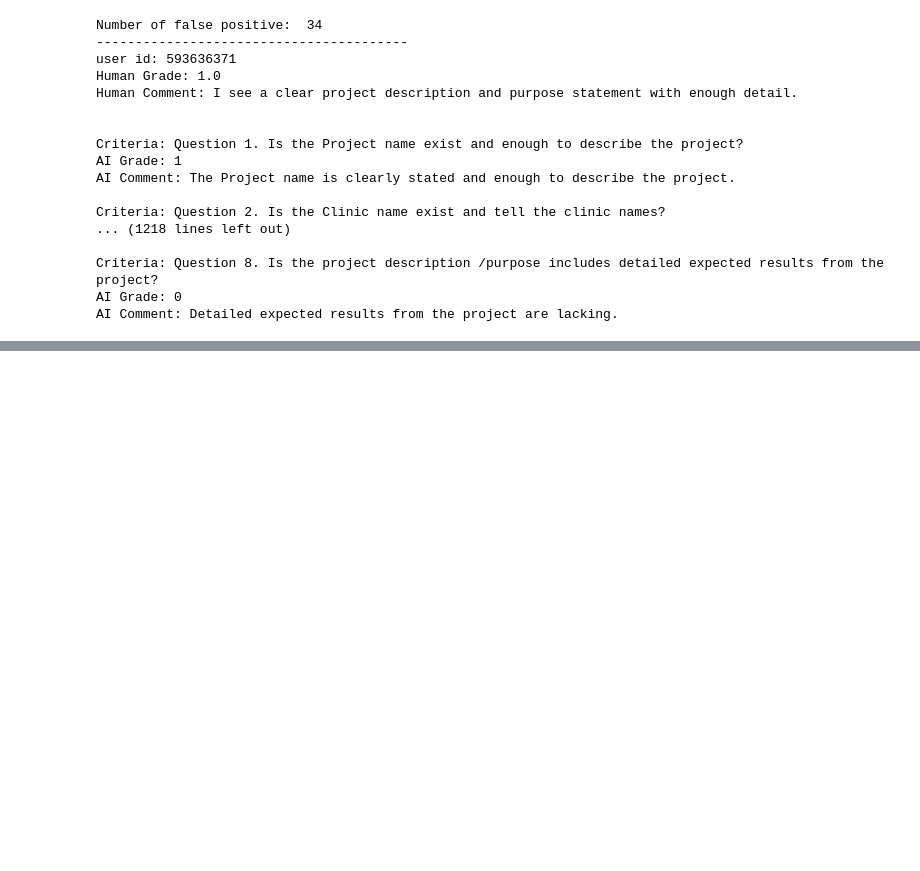
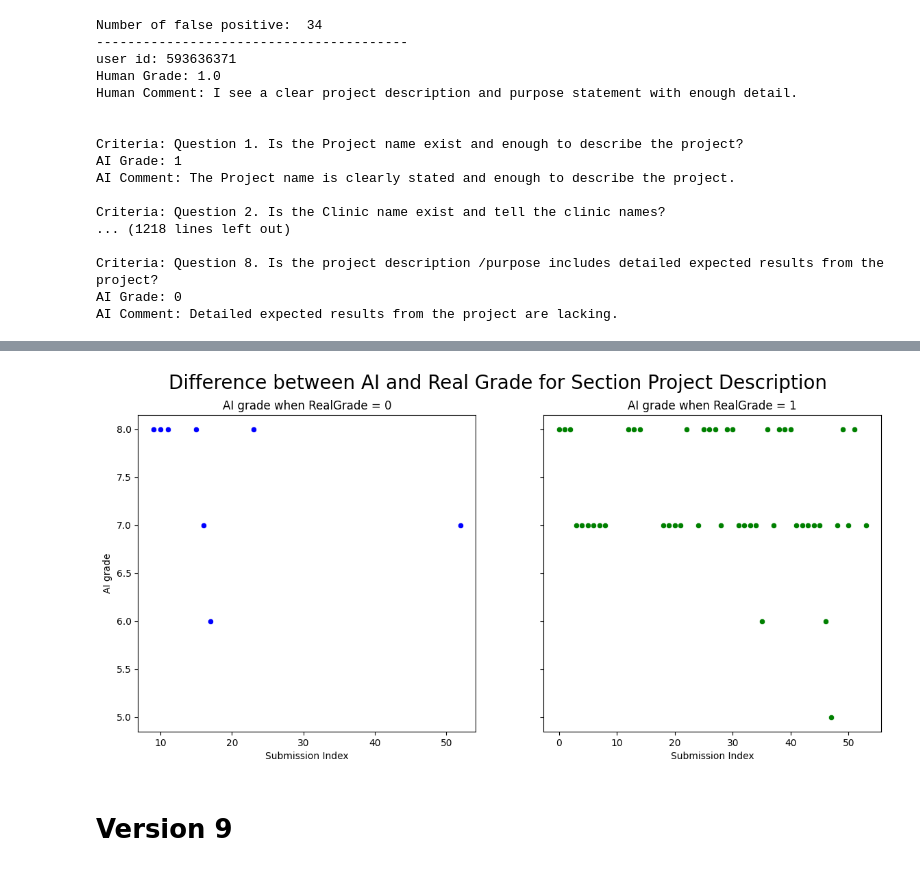
Before and after one commit to ngavu2004/AutoGradingPipelineAnalysis, a Jupyter notebook: visualize_AI_grade_RealGrade.ipynb, the cells around one changed output, grey strips where cells are left out. Cells and saved outputs as stored; diff of their text form; code cells hidden in the pictures; blank space fills up the shorter version.

Commit message:
update test result v 8 9 10

```diff
--- a/visualize_AI_grade_RealGrade.ipynb
+++ b/visualize_AI_grade_RealGrade.ipynb
@@ -646,0 +649,6 @@ AI Comment: Detailed expected results from the project are lacking.
+# %%
+test_url = 'test_results/test_result_on_55_files_v8.csv'
+real_url = 'auto_grading_trainingset/TIPQIC_project_charter_submission_merged.csv'
+
+visualizer = VisualizeTestPred(test_url, real_url)
+visualizer.plot_false_positive('Project Description')
@@ -646,0 +673,6 @@ AI Comment: Detailed expected results from the project are lacking.
+# %%
+visualizer.visualize_difference_between_AI_and_Real_Grade('Project Description')
+# %% [output]
+[figure, added]
+# %% [markdown]
+# Version 9
```
Also changed, not shown: parts of 9 cells of this notebook, 6 other files.
